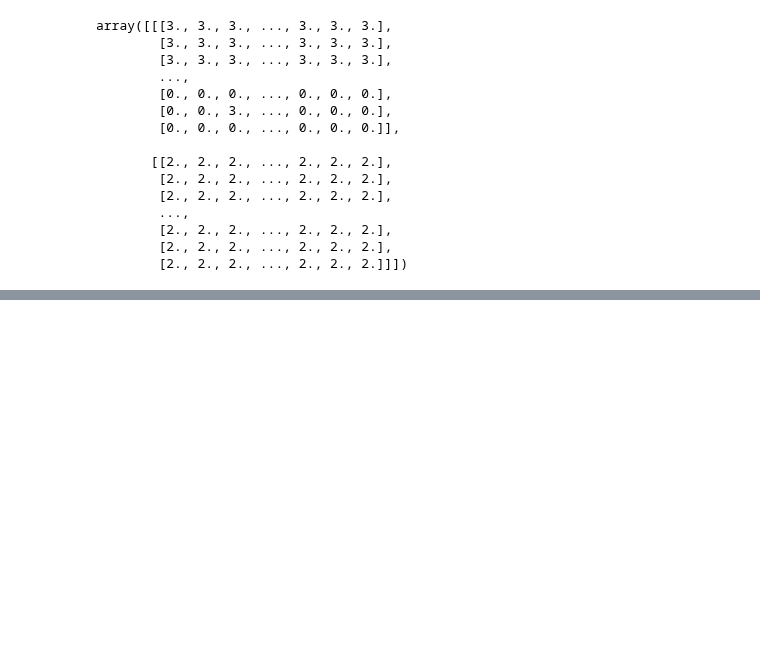
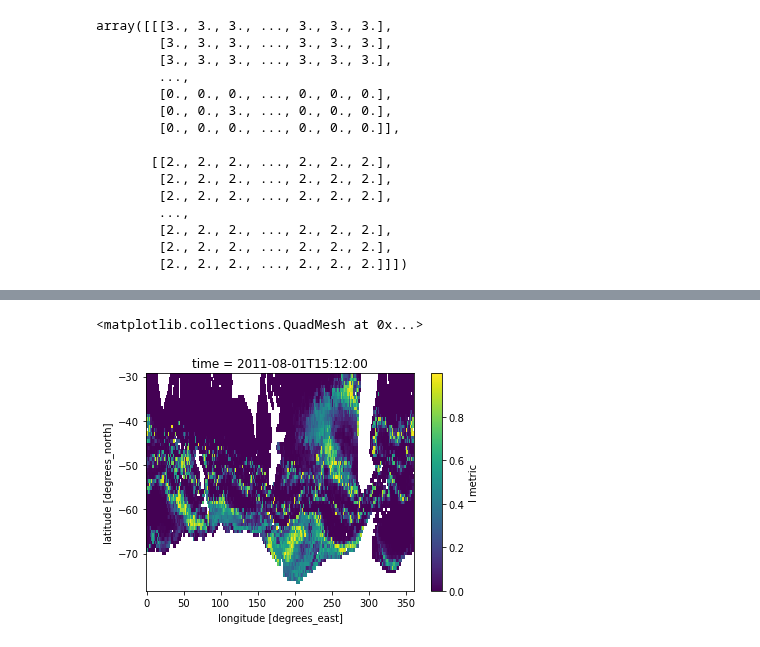
Before and after one commit to sdat2/pyxpcm, a Jupyter notebook: old-ipynb/new_i_metric.ipynb, the cells around one changed output, grey strips where cells are left out. Drawn from its saved outputs; the diff is of its cells as text; code cells hidden in the pictures; blank space fills up the shorter version.

Commit message:
added working i metric to pyxpcm

```diff
--- a/old-ipynb/new_i_metric.ipynb
+++ b/old-ipynb/new_i_metric.ipynb
@@ -146,0 +147,3 @@ plt.colorbar()
+# %%
+ds = m.find_i_metric(ds, features=None, dim=None, inplace=True,
+                     name='PCM_I', classdimname='pcm_class')
@@ -146,0 +194,5 @@ plt.colorbar()
+# %%
+ds.I_METRIC.plot()
+# %% [output]
+<matplotlib.collections.QuadMesh at 0x...>
+[figure, added]
```
Also changed, not shown: parts of 7 cells of this notebook, 3 other files.
